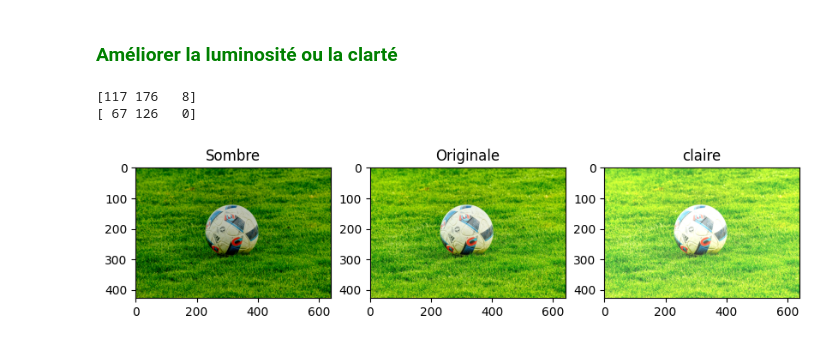
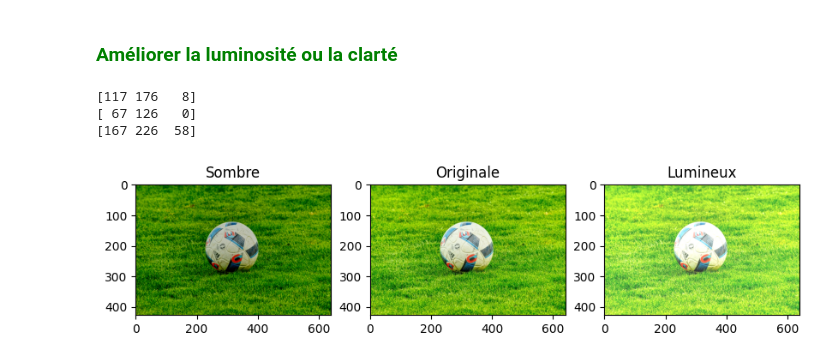
Before and after one commit to kkariste/Image-Enhancement, a Jupyter notebook: manipulation_basique.ipynb, the cells around one changed output. Saved outputs shown, nothing was run; the diff lists cells and outputs as text; code cells hidden in the pictures.

```diff
--- a/manipulation_basique.ipynb
+++ b/manipulation_basique.ipynb
@@ -115,24 +115,26 @@ plt.show()
 # %%
 # Afficher la valeur de (0,0) avant changement
 print(ball_rgb[0,0])
 # Créer une matrice de un
 ones_matrix = np.ones(ball_rgb.shape, dtype=np.uint8) * 50
 
 # Diminuer la luminosité
-ball_rgb_sombre = cv2.subtract(ball_rgb, ones_matrix)
+ball_rgb_dark = cv2.subtract(ball_rgb, ones_matrix)
 # Afficher la valeur de (0,0) avant changement
-print(ball_rgb_sombre[0,0])
+print(ball_rgb_dark[0,0])
 
 # Augmenter la luminosité
-ball_rgb_clair = cv2.add(ball_rgb, ones_matrix)
+ball_rgb_bright = cv2.add(ball_rgb, ones_matrix)
+print(ball_rgb_bright[0,0])
 
 # Afficher les résultats
 plt.figure(figsize=[10,4])
-plt.subplot(131); plt.imshow(ball_rgb_sombre); plt.title("Sombre")
+plt.subplot(131); plt.imshow(ball_rgb_dark); plt.title("Sombre")
 plt.subplot(132); plt.imshow(ball_rgb); plt.title("Originale")
-plt.subplot(133); plt.imshow(ball_rgb_clair); plt.title("claire")
+plt.subplot(133); plt.imshow(ball_rgb_bright); plt.title("Lumineux")
 plt.show()
 # %% [output]
 [117 176   8]
 [ 67 126   0]
+[167 226  58]
-[figure, old version]
+[figure, new version]
```
Also changed, not shown: parts of 2 cells of this notebook.
